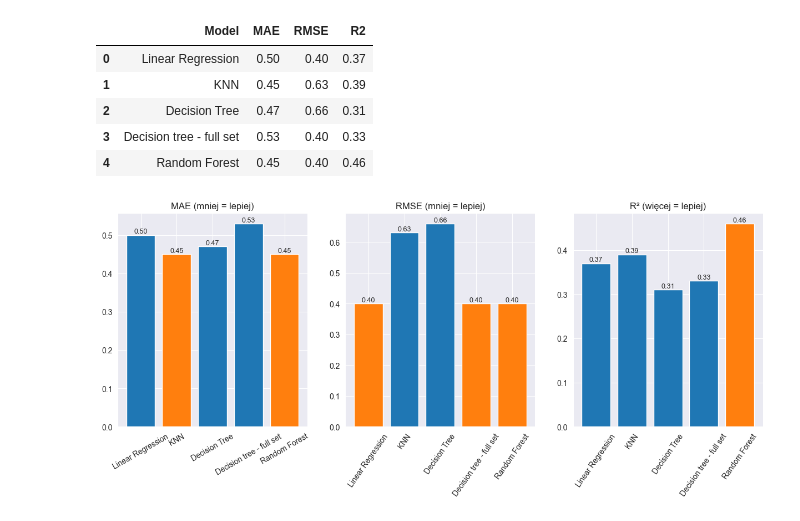
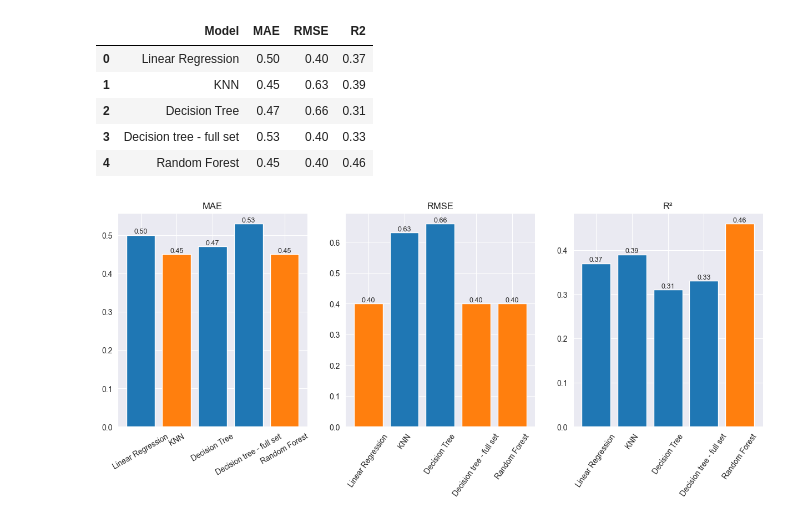
Before and after one commit to NewbieDuck/EWD_Projekt, a Jupyter notebook: notebooks/main.ipynb, the cells around one changed output. Cells and saved outputs as stored; diff of their text form; code cells hidden in the pictures.

```diff
--- a/notebooks/main.ipynb
+++ b/notebooks/main.ipynb
@@ -502,30 +502,29 @@ colors_r2 = [
 # %%
 fig, axes = plt.subplots(1, 3, figsize=(15,5))
 
 
 
 axes[0].bar(results["Model"], results["MAE"], color=colors_mae)
-axes[0].set_title("MAE (mniej = lepiej)")
+axes[0].set_title("MAE")
 axes[0].tick_params(axis='x', rotation=30)
 
 
 
-
 axes[1].bar(results["Model"], results["RMSE"],color=colors_rmse)
-axes[1].set_title("RMSE (mniej = lepiej)")
+axes[1].set_title("RMSE")
 axes[1].tick_params(axis='x', rotation=55)
 
 axes[2].bar(results["Model"], results["R2"], color=colors_r2)
-axes[2].set_title("R² (więcej = lepiej)")
+axes[2].set_title("R²")
 axes[2].tick_params(axis='x', rotation=55)
 
 for k,model in enumerate(results):
     if k==0:
         continue
     for i, v in enumerate(results[model]):
         axes[k-1].text(i, v, f"{v:.2f}", ha="center", va="bottom", fontsize=9)
 
 
 plt.show()
 # %% [output]
-[figure, old version]
+[figure, new version]
```
Also changed, not shown: parts of 1 cell of this notebook.
